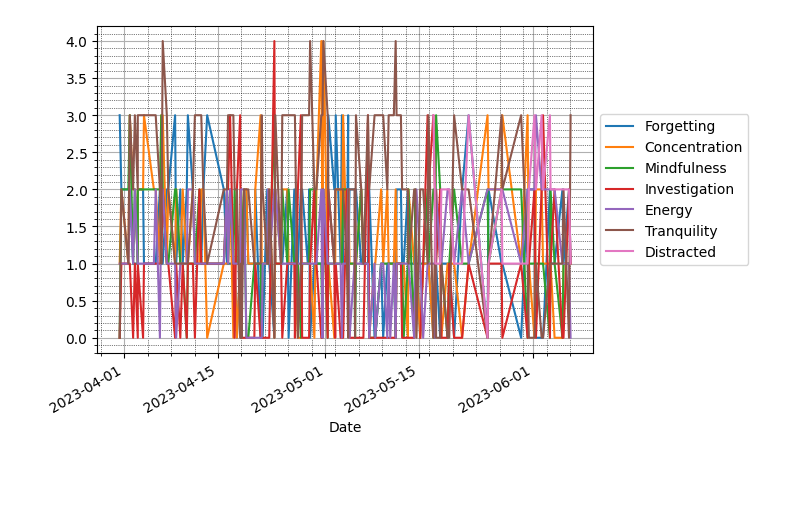
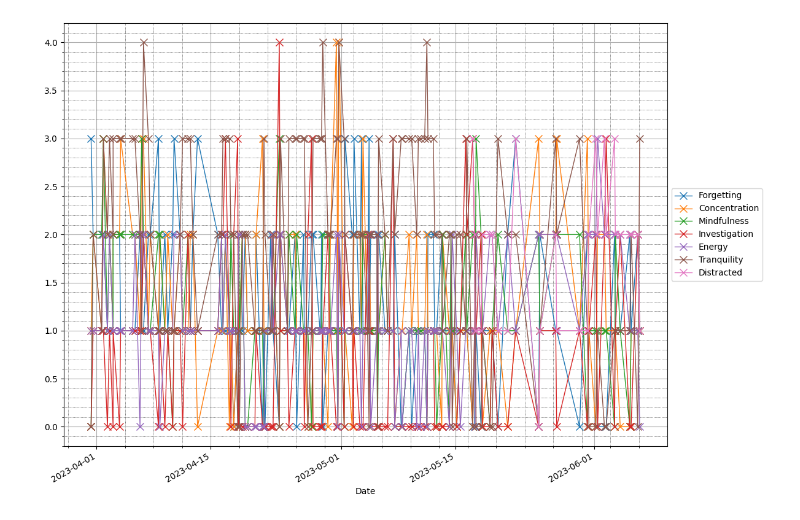
Before and after one commit to NoTranslationLayer/reflect-utils, a Jupyter notebook: notebooks/plotting.ipynb, the cells around one changed output. Drawn from its saved outputs; the diff is of its cells as text; code cells hidden in the pictures; blank space fills up the shorter version.

Commit message:
Basic plotting function with ability to resample on custom timescale by mean, min, max

```diff
--- a/notebooks/plotting.ipynb
+++ b/notebooks/plotting.ipynb
@@ -72,15 +39,43 @@ Date
 # %%
-# Create the plot
-ax = df.plot(grid=True)
+def plot(df, frequency=None, sampling_method='mean'):
+    # Create a dictionary to map frequency strings to pandas offset aliases
+    freq_dict = {
+        'hourly': 'H',
+        'daily': 'D',
+        'weekly': 'W',
+        'monthly': 'M',
+        'yearly': 'Y'
+    }
 
-# Move the legend to outside of the plot
-ax.legend(loc='center left', bbox_to_anchor=(1.0, 0.5))
+    # Resample the data if frequency is not None
+    if frequency is not None:
+        # Convert frequency string to pandas offset alias
+        resample_frequency = freq_dict[frequency]
 
-# Add a minor grid
-ax.minorticks_on()
-ax.grid(which='minor', linestyle=':', linewidth='0.5', color='black')
+        # Resample the data
+        if sampling_method == 'mean':
+            df = df.resample(resample_frequency).mean()
+        elif sampling_method == 'min':
+            df = df.resample(resample_frequency).min()
+        elif sampling_method == 'max':
+            df = df.resample(resample_frequency).max()
+        else:
+            raise ValueError("Invalid method. Choose from 'mean', 'min', 'max'.")
 
-# Show the plot
-plt.show()
+    # Create the plot
+    ax = df.plot(style='x-', grid=True, figsize=(12, 8), markersize=8, linewidth=1)
+
+    # Move the legend to outside of the plot
+    ax.legend(loc='center left', bbox_to_anchor=(1.0, 0.5))
+
+    # Add a minor grid
+    ax.minorticks_on()
+    ax.grid(which='minor', linestyle=':', linewidth='0.5', color='black')
+
+    # Show the plot
+    plt.tight_layout()
+    plt.show()
-# %% [output]
-[figure, removed]
+# %%
+plot(df)
+# %% [output]
+[figure, added]
```
Also changed, not shown: parts of 6 cells of this notebook.
